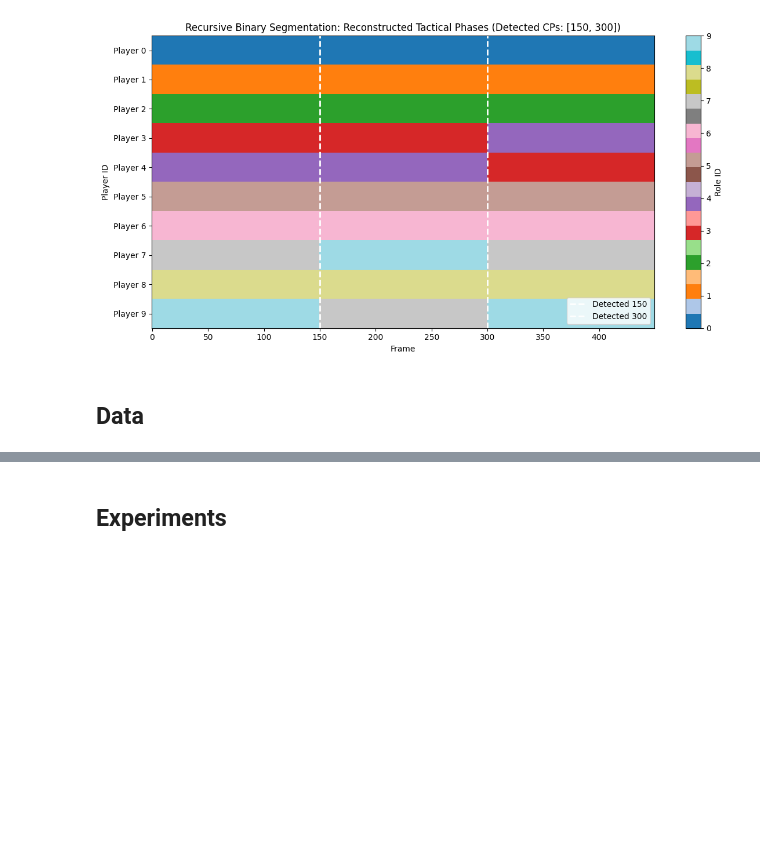
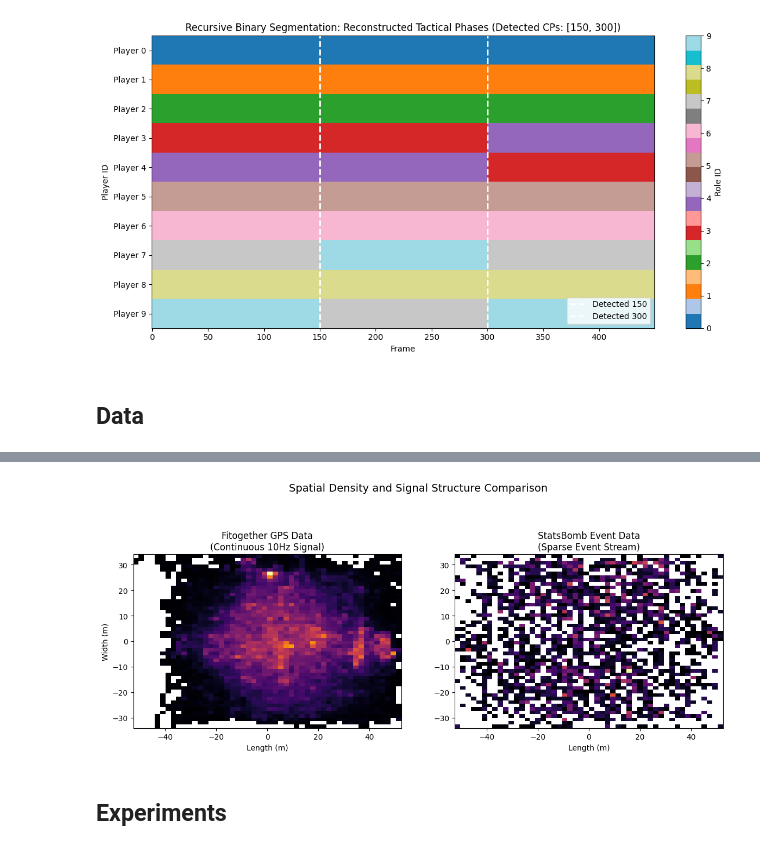
Before and after one commit to fotisk07/TimeSeries-MiniProject, a Jupyter notebook: soumission.ipynb, the cells around one changed output, grey strips where cells are left out. Drawn from its saved outputs; the diff is of its cells as text; code cells hidden in the pictures; blank space fills up the shorter version.

Commit message:
data part

```diff
--- a/soumission.ipynb
+++ b/soumission.ipynb
@@ -257,0 +263,14 @@ plt.tight_layout()
+# %%
+PITCH_LENGTH = 105.0  # Meters
+PITCH_WIDTH = 68.0    # Meters
+METRIC_X_RANGE = [-PITCH_LENGTH / 2, PITCH_LENGTH / 2]
+METRIC_Y_RANGE = [-PITCH_WIDTH / 2, PITCH_WIDTH / 2]
+# %%
+# Constants & Configuration
+ugp_data_path = 'data/ugp/17985.ugp'
+# %%
+# Fitogether Analysis
+fitogether = FitogetherDiagnosis(data_path=ugp_data_path)
+gps_data = fitogether.load_or_generate_data(PITCH_LENGTH,PITCH_WIDTH)
+fitogether.diagnose_signal_quality()
+fitogether.verify_gaussian_assumption()
@@ -257,0 +302,8 @@ plt.tight_layout()
+# %%
+# StatsBomb Analysis
+sb_adapter = StatsBombAdapter(match_id=15946) # Barcelona Match
+success = sb_adapter.fetch_and_transform(PITCH_LENGTH, PITCH_WIDTH)
+
+sb_adapter.diagnose_sparsity()
+# Create pseudo-trajectories to prove we can adapt the data
+pseudo_traj = sb_adapter.construct_pseudo_trajectories(window_min=5)
@@ -258,3 +320,9 @@ plt.tight_layout()
+# %%
+fig, ax = plt.subplots(1, 2, figsize=(14, 6))
+generate_heatmap_comparison(ax, gps_data,sb_adapter.events, METRIC_X_RANGE, METRIC_Y_RANGE)
+plt.savefig("figures/data-heatmap_comparison.png")
+# %% [output]
+[figure, added]
 # %% [markdown]
 ## Experiments
 # %% [markdown]
```
Also changed, not shown: parts of 6 cells of this notebook, 5 other files.
